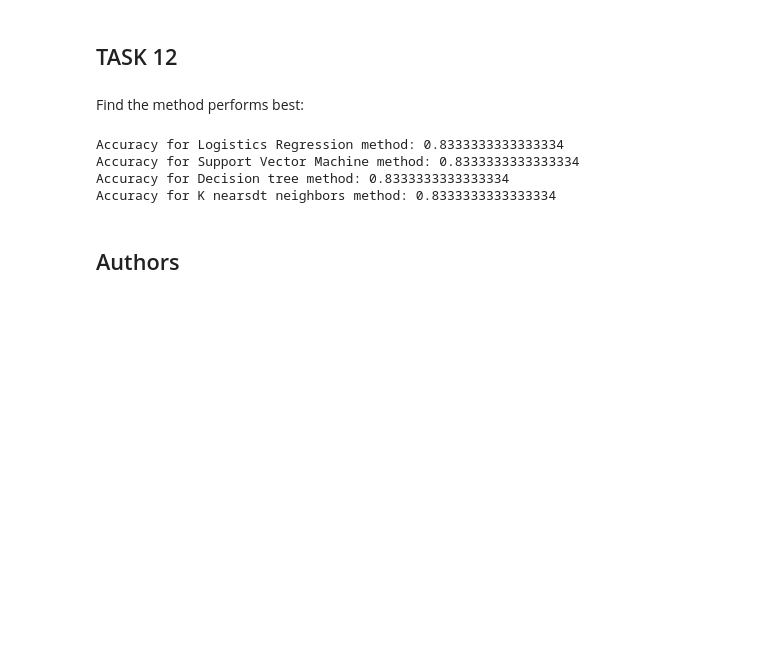
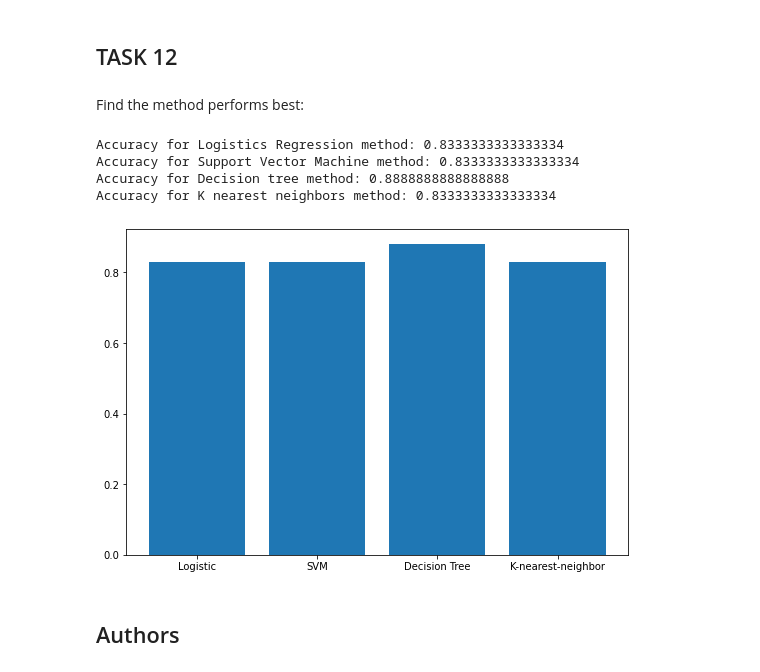
Before and after one commit to NicSV/IBM-data-science-capstone, a Jupyter notebook: Data_science_capstone_predictive_analysis.ipynb, the cells around one changed output. Drawn from its saved outputs; the diff is of its cells as text; code cells hidden in the pictures; blank space fills up the shorter version.

```diff
--- a/Data_science_capstone_predictive_analysis.ipynb
+++ b/Data_science_capstone_predictive_analysis.ipynb
@@ -316,12 +316,20 @@ Find the method performs best:
 print('Accuracy for Logistics Regression method:', logreg_cv.score(X_test, Y_test))
 print( 'Accuracy for Support Vector Machine method:', svm_cv.score(X_test, Y_test))
 print('Accuracy for Decision tree method:', tree_cv.score(X_test, Y_test))
-print('Accuracy for K nearsdt neighbors method:', knn_cv.score(X_test, Y_test))
+print('Accuracy for K nearest neighbors method:', knn_cv.score(X_test, Y_test))
 # %% [output]
 Accuracy for Logistics Regression method: 0.8333333333333334
 Accuracy for Support Vector Machine method: 0.8333333333333334
-Accuracy for Decision tree method: 0.8333333333333334
-Accuracy for K nearsdt neighbors method: 0.8333333333333334
+Accuracy for Decision tree method: 0.8888888888888888
+Accuracy for K nearest neighbors method: 0.8333333333333334
+# %%
+labels=['Logistic', 'SVM', 'Decision Tree', 'K-nearest-neighbor']
+ys=[0.83, 0.83, 0.88, 0.83]
+plt.figure(figsize=(9,6))
+plt.bar(labels, ys)
+plt.show()
+# %% [output]
+[figure, added]
 # %% [markdown]
 ## Authors
 # %% [markdown]
```
Also changed, not shown: parts of 2 cells of this notebook.
